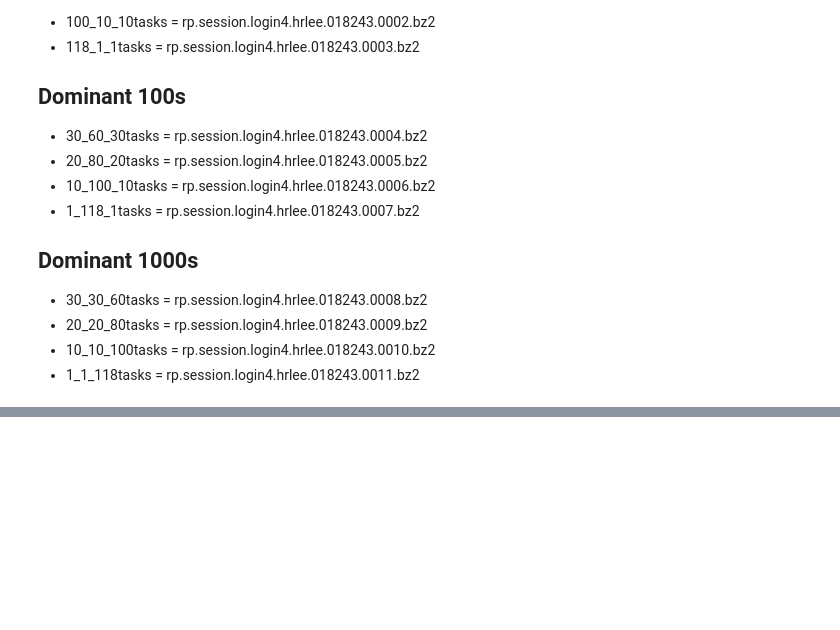
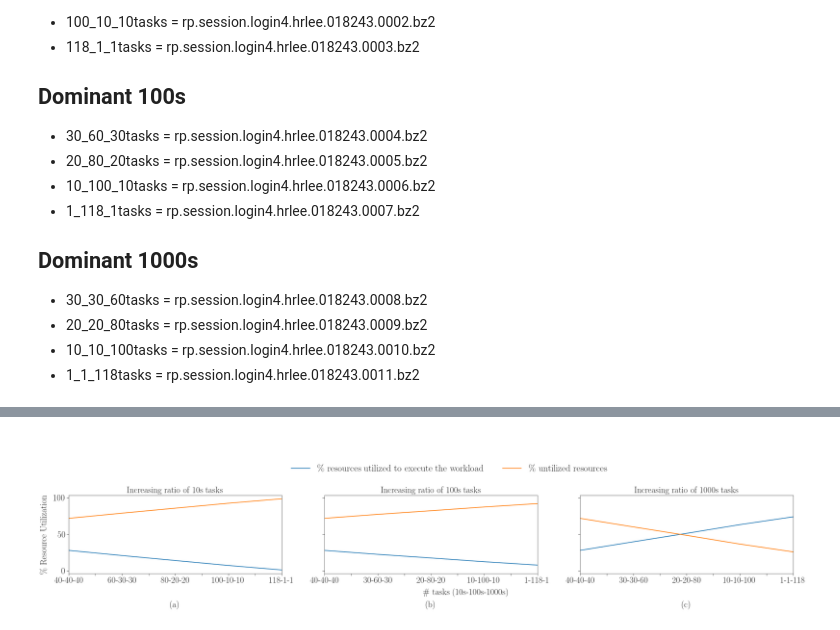
Before and after one commit to radical-experiments/deepdriveMD, a Jupyter notebook: analysis/nonuniform_tasks/nonuniform_tasks.ipynb, the cells around one changed output, grey strips where cells are left out. Saved outputs shown, nothing was run; the diff lists cells and outputs as text; code cells hidden in the pictures; blank space fills up the shorter version.

Commit message:
Plot resource utilization per ratio

```diff
--- a/analysis/nonuniform_tasks/nonuniform_tasks.ipynb
+++ b/analysis/nonuniform_tasks/nonuniform_tasks.ipynb
@@ -136,0 +111,36 @@ provided_exp2, consumed_exp2, stats_abs_exp2, stats_rel_exp2, info = exp2_sobjs.
+# %%
+fwidth = 36
+fhight = 4
+fig, axarr = plt.subplots(1, # Number of rows
+                          3, # Number of columns
+                          sharex='col',
+                          figsize=(fwidth, fhight),
+                          sharey='row')
+
+i = 0
+j = 'a'
+for nt in ['num-task-10', 'num-task-100', 'num-task-1000']:
+    ax = axarr[i]
+    ax.title.set_text('Increasing ratio of %ss tasks' % nt.split('-')[-1])
+    util_ext3[util_ext3[nt] >= 40][['util-work', 'unutil', 'num-task']].plot(x='num-task', ax=ax, legend=False)
+
+    ax.set_xlabel('(%s)' % j, labelpad=45)
+
+    i = i+1
+    j = chr(ord(j) + 1)
+
+# Add common axes lables
+fig.text(0.095, 0.5, '\% Resource Utilization', va='center', rotation='vertical', fontsize=24)
+fig.text(0.55, -0.08, '\# tasks (10s-100s-1000s)', ha='center', fontsize=24)
+
+# Add legend
+fig.legend(['\% resources utilized to execute the workload', '\% untilized resources'],
+           loc='upper center',
+           bbox_to_anchor=(0.44, 1.5),
+           fontsize=26,
+           ncol=2)
+
+plt.savefig('figures/paper_ru_ration.pdf', dpi=300, bbox_inches='tight')
+plt.savefig('figures/paper_ru_ratio.png', dpi=300, bbox_inches='tight')
+# %% [output]
+[figure, added]
```
Also changed, not shown: parts of 7 cells of this notebook, 2 other files.
